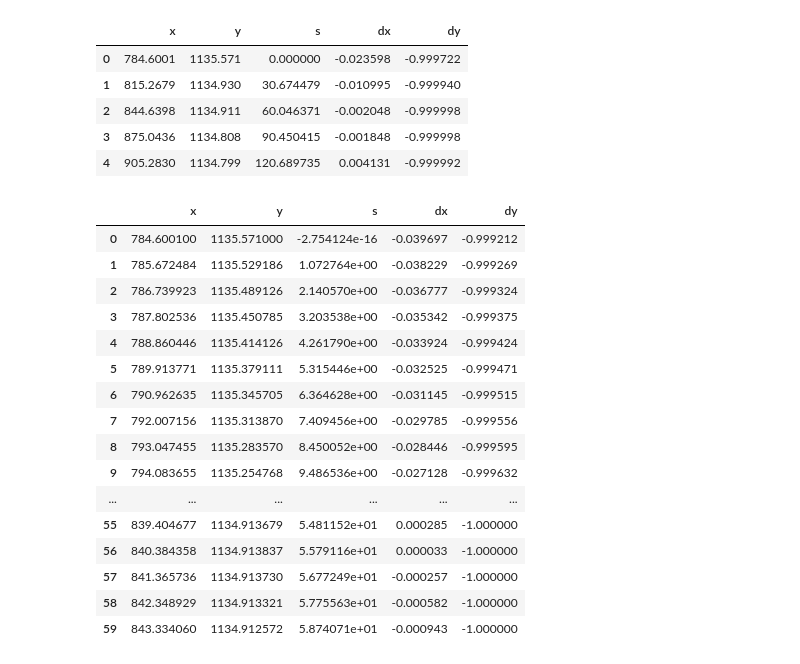
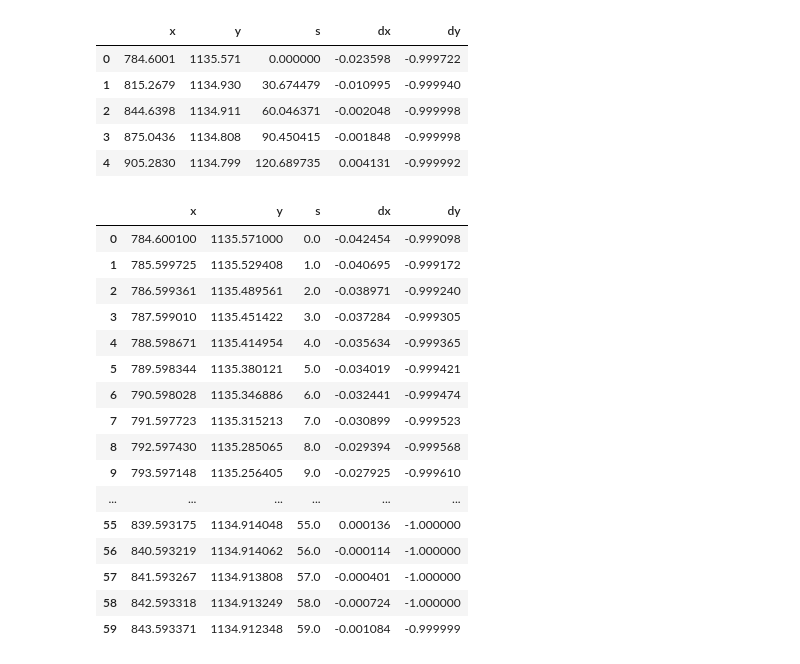
Before and after one commit to tsbertalan/CarND-Path-Planning-Project, a Jupyter notebook: scripts/Improve Frenet data.ipynb, the cells around one changed output. Saved outputs shown, nothing was run; the diff lists cells and outputs as text; code cells hidden in the pictures.

```diff
--- a/scripts/Improve Frenet data.ipynb
+++ b/scripts/Improve Frenet data.ipynb
@@ -19,9 +19,8 @@ idx = np.arange(len(hmap))
 s = 0  # smoothing factor; s=0 hits all knots exactly
 k = 3  # order of spline; should probably be odd
 
-spline_x = interpolate.UnivariateSpline(idx, hmap['x'], k=k, s=s)
-spline_y = interpolate.UnivariateSpline(idx, hmap['y'], k=k, s=s)
-spline_s = interpolate.UnivariateSpline(idx, hmap['s'], k=k, s=s)
+spline_x = interpolate.UnivariateSpline(hmap['s'], hmap['x'], k=k, s=s)
+spline_y = interpolate.UnivariateSpline(hmap['s'], hmap['y'], k=k, s=s)
 
 spline_dx = spline_x.derivative(1)
 spline_dy = spline_y.derivative(1)
@@ -102,42 +98,42 @@ hmap.head()
 # %%
 df = pd.DataFrame()
 ndata = len(hmap)
-idx_fine = np.linspace(0.0, ndata - 1, ndata * 30)
-df['x'] = spline_x(idx_fine)
-df['y'] = spline_y(idx_fine)
-df['s'] = spline_s(idx_fine)
+s_fine = np.arange(0.0, np.array(hmap['s'])[-1], 1.0)
+df['x'] = spline_x(s_fine)
+df['y'] = spline_y(s_fine)
+df['s'] = s_fine
 
-dx = spline_dx(idx_fine)
-dy = spline_dy(idx_fine)
+dx = spline_dx(s_fine)
+dy = spline_dy(s_fine)
 
 theta = np.arctan2(dy, dx)
 theta_antinormal = theta - np.pi / 2
 
 dx_antinormal = np.cos(theta_antinormal)
 dy_antinormal = np.sin(theta_antinormal)
 
 df['dx'] = dx_antinormal
 df['dy'] = dy_antinormal
 
 df.head(60)
 # %% [output]
 |  | x | y | s | dx | dy |
-| 0 | 784.600100 | 1135.571000 | -2.754124e-16 | -0.039697 | -0.999212 |
-| 1 | 785.672484 | 1135.529186 | 1.072764e+00 | -0.038229 | -0.999269 |
-| 2 | 786.739923 | 1135.489126 | 2.140570e+00 | -0.036777 | -0.999324 |
-| 3 | 787.802536 | 1135.450785 | 3.203538e+00 | -0.035342 | -0.999375 |
-| 4 | 788.860446 | 1135.414126 | 4.261790e+00 | -0.033924 | -0.999424 |
-| 5 | 789.913771 | 1135.379111 | 5.315446e+00 | -0.032525 | -0.999471 |
-| 6 | 790.962635 | 1135.345705 | 6.364628e+00 | -0.031145 | -0.999515 |
-| 7 | 792.007156 | 1135.313870 | 7.409456e+00 | -0.029785 | -0.999556 |
-| 8 | 793.047455 | 1135.283570 | 8.450052e+00 | -0.028446 | -0.999595 |
-| 9 | 794.083655 | 1135.254768 | 9.486536e+00 | -0.027128 | -0.999632 |
+| 0 | 784.600100 | 1135.571000 | 0.0 | -0.042454 | -0.999098 |
+| 1 | 785.599725 | 1135.529408 | 1.0 | -0.040695 | -0.999172 |
+| 2 | 786.599361 | 1135.489561 | 2.0 | -0.038971 | -0.999240 |
+| 3 | 787.599010 | 1135.451422 | 3.0 | -0.037284 | -0.999305 |
+| 4 | 788.598671 | 1135.414954 | 4.0 | -0.035634 | -0.999365 |
+| 5 | 789.598344 | 1135.380121 | 5.0 | -0.034019 | -0.999421 |
+| 6 | 790.598028 | 1135.346886 | 6.0 | -0.032441 | -0.999474 |
+| 7 | 791.597723 | 1135.315213 | 7.0 | -0.030899 | -0.999523 |
+| 8 | 792.597430 | 1135.285065 | 8.0 | -0.029394 | -0.999568 |
+| 9 | 793.597148 | 1135.256405 | 9.0 | -0.027925 | -0.999610 |
 | ... | ... | ... | ... | ... | ... |
-| 55 | 839.404677 | 1134.913679 | 5.481152e+01 | 0.000285 | -1.000000 |
-| 56 | 840.384358 | 1134.913837 | 5.579116e+01 | 0.000033 | -1.000000 |
-| 57 | 841.365736 | 1134.913730 | 5.677249e+01 | -0.000257 | -1.000000 |
-| 58 | 842.348929 | 1134.913321 | 5.775563e+01 | -0.000582 | -1.000000 |
-| 59 | 843.334060 | 1134.912572 | 5.874071e+01 | -0.000943 | -1.000000 |
+| 55 | 839.593175 | 1134.914048 | 55.0 | 0.000136 | -1.000000 |
+| 56 | 840.593219 | 1134.914062 | 56.0 | -0.000114 | -1.000000 |
+| 57 | 841.593267 | 1134.913808 | 57.0 | -0.000401 | -1.000000 |
+| 58 | 842.593318 | 1134.913249 | 58.0 | -0.000724 | -1.000000 |
+| 59 | 843.593371 | 1134.912348 | 59.0 | -0.001084 | -0.999999 |
 # %%
 df.to_csv('../data/highway_map_fine.csv', index=False, header=False, sep=' ')
 !head ../data/highway_map_fine.csv
```
Also changed, not shown: parts of 3 cells of this notebook, 9 other files.
